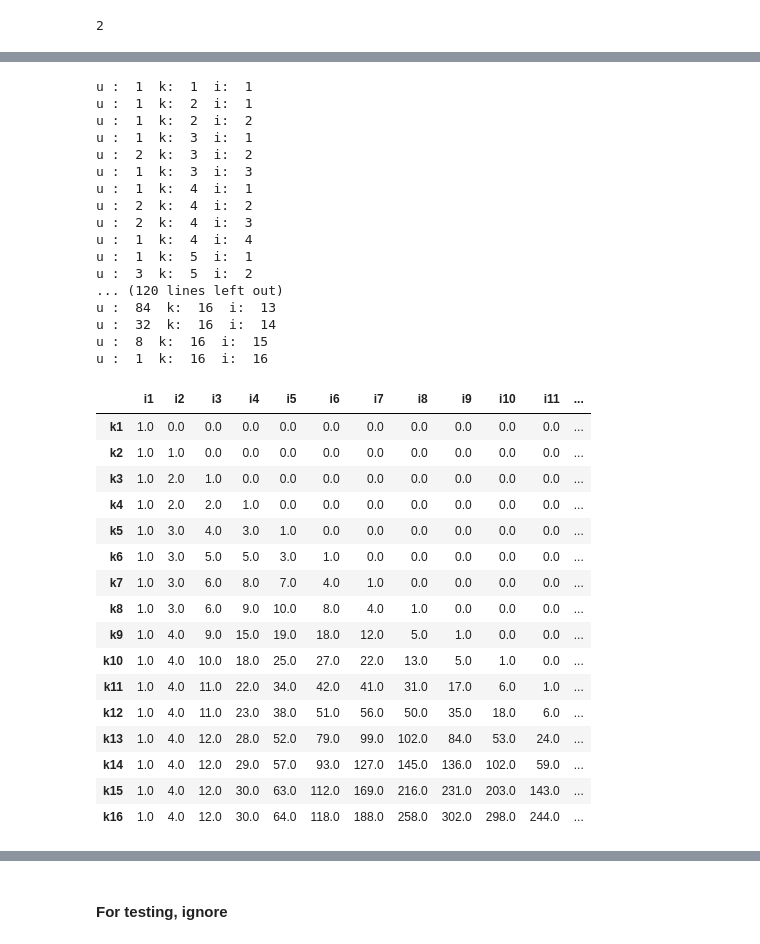
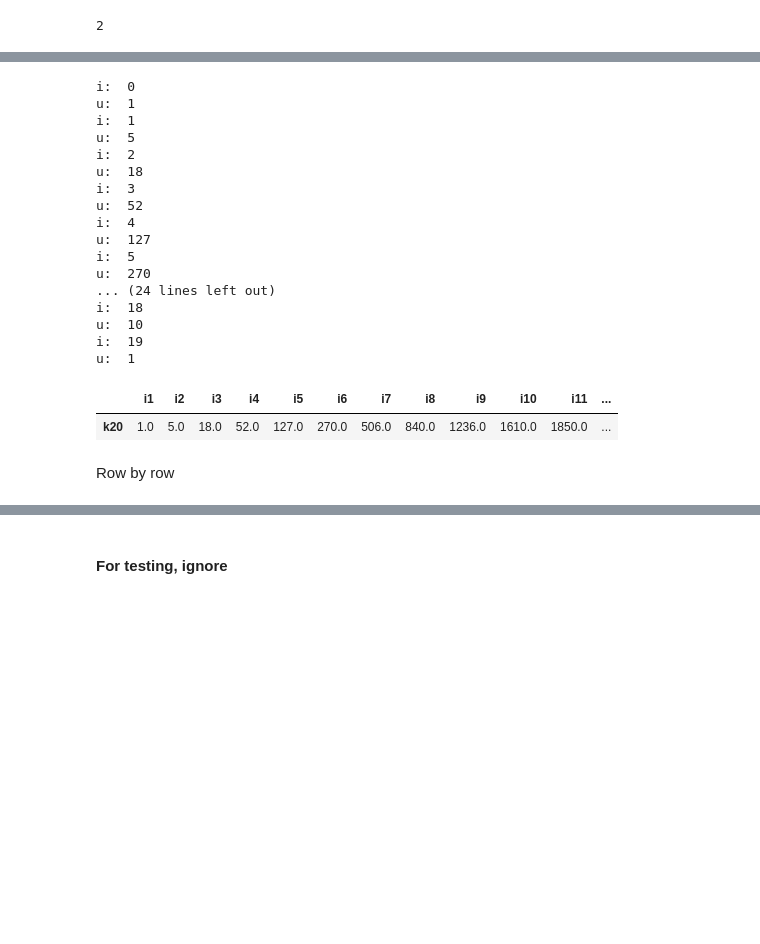
Before and after one commit to majk12/ore, a Jupyter notebook: ore_BbB_bayes.ipynb, the cells around one changed output, grey strips where cells are left out. Saved outputs shown, nothing was run; the diff lists cells and outputs as text; code cells hidden in the pictures; blank space fills up the shorter version.

```diff
--- a/ore_BbB_bayes.ipynb
+++ b/ore_BbB_bayes.ipynb
@@ -84,0 +114,23 @@ print(i_col)
+# %%
+k20df = bit_pattern_fork(20, 20)
+k20df
+# %% [output]
+i:  0
+u:  1
+i:  1
+u:  5
+i:  2
+u:  18
+i:  3
+u:  52
+i:  4
+u:  127
+i:  5
+u:  270
+... (24 lines left out)
+i:  18
+u:  10
+i:  19
+u:  1
+|  | i1 | i2 | i3 | i4 | i5 | i6 | i7 | i8 | i9 | i10 | i11 | ... |
+| k20 | 1.0 | 5.0 | 18.0 | 52.0 | 127.0 | 270.0 | 506.0 | 840.0 | 1236.0 | 1610.0 | 1850.0 | ... |
@@ -85 +141,3 @@ print(i_col)
+# %% [markdown]
+Row by row
 # %%
@@ -104,52 +173 @@ def populate_kidf(k_limit, i_limit):
     return df
-# %%
-k_limit = 16
-k_limit = 16
-df_16x16 = populate_kidf(k_limit, i_limit)
-for k in range(k_limit):
-    k_str = ""
-    k_str += "k" + str(k+1)
-    for i in range(i_limit):
-        i_str = ""
-        i_str += "i" + str(i+1)
-        if i > k:
-            df_16x16.at[k_str, i_str] = 0.0
-        else:
-            u = unique_ki(k+1,i+1)
-            df_16x16.at[k_str, i_str] = u
-df_16x16
-# %% [output]
-u :  1  k:  1  i:  1
-u :  1  k:  2  i:  1
-u :  1  k:  2  i:  2
-u :  1  k:  3  i:  1
-u :  2  k:  3  i:  2
-u :  1  k:  3  i:  3
-u :  1  k:  4  i:  1
-u :  2  k:  4  i:  2
-u :  2  k:  4  i:  3
-u :  1  k:  4  i:  4
-u :  1  k:  5  i:  1
-u :  3  k:  5  i:  2
-... (120 lines left out)
-u :  84  k:  16  i:  13
-u :  32  k:  16  i:  14
-u :  8  k:  16  i:  15
-u :  1  k:  16  i:  16
-|  | i1 | i2 | i3 | i4 | i5 | i6 | i7 | i8 | i9 | i10 | i11 | ... |
-| k1 | 1.0 | 0.0 | 0.0 | 0.0 | 0.0 | 0.0 | 0.0 | 0.0 | 0.0 | 0.0 | 0.0 | ... |
-| k2 | 1.0 | 1.0 | 0.0 | 0.0 | 0.0 | 0.0 | 0.0 | 0.0 | 0.0 | 0.0 | 0.0 | ... |
-| k3 | 1.0 | 2.0 | 1.0 | 0.0 | 0.0 | 0.0 | 0.0 | 0.0 | 0.0 | 0.0 | 0.0 | ... |
-| k4 | 1.0 | 2.0 | 2.0 | 1.0 | 0.0 | 0.0 | 0.0 | 0.0 | 0.0 | 0.0 | 0.0 | ... |
-| k5 | 1.0 | 3.0 | 4.0 | 3.0 | 1.0 | 0.0 | 0.0 | 0.0 | 0.0 | 0.0 | 0.0 | ... |
-| k6 | 1.0 | 3.0 | 5.0 | 5.0 | 3.0 | 1.0 | 0.0 | 0.0 | 0.0 | 0.0 | 0.0 | ... |
-| k7 | 1.0 | 3.0 | 6.0 | 8.0 | 7.0 | 4.0 | 1.0 | 0.0 | 0.0 | 0.0 | 0.0 | ... |
-| k8 | 1.0 | 3.0 | 6.0 | 9.0 | 10.0 | 8.0 | 4.0 | 1.0 | 0.0 | 0.0 | 0.0 | ... |
-| k9 | 1.0 | 4.0 | 9.0 | 15.0 | 19.0 | 18.0 | 12.0 | 5.0 | 1.0 | 0.0 | 0.0 | ... |
-| k10 | 1.0 | 4.0 | 10.0 | 18.0 | 25.0 | 27.0 | 22.0 | 13.0 | 5.0 | 1.0 | 0.0 | ... |
-| k11 | 1.0 | 4.0 | 11.0 | 22.0 | 34.0 | 42.0 | 41.0 | 31.0 | 17.0 | 6.0 | 1.0 | ... |
-| k12 | 1.0 | 4.0 | 11.0 | 23.0 | 38.0 | 51.0 | 56.0 | 50.0 | 35.0 | 18.0 | 6.0 | ... |
-| k13 | 1.0 | 4.0 | 12.0 | 28.0 | 52.0 | 79.0 | 99.0 | 102.0 | 84.0 | 53.0 | 24.0 | ... |
-| k14 | 1.0 | 4.0 | 12.0 | 29.0 | 57.0 | 93.0 | 127.0 | 145.0 | 136.0 | 102.0 | 59.0 | ... |
-| k15 | 1.0 | 4.0 | 12.0 | 30.0 | 63.0 | 112.0 | 169.0 | 216.0 | 231.0 | 203.0 | 143.0 | ... |
-| k16 | 1.0 | 4.0 | 12.0 | 30.0 | 64.0 | 118.0 | 188.0 | 258.0 | 302.0 | 298.0 | 244.0 | ... |
```
Also changed, not shown: parts of 37 cells of this notebook.
